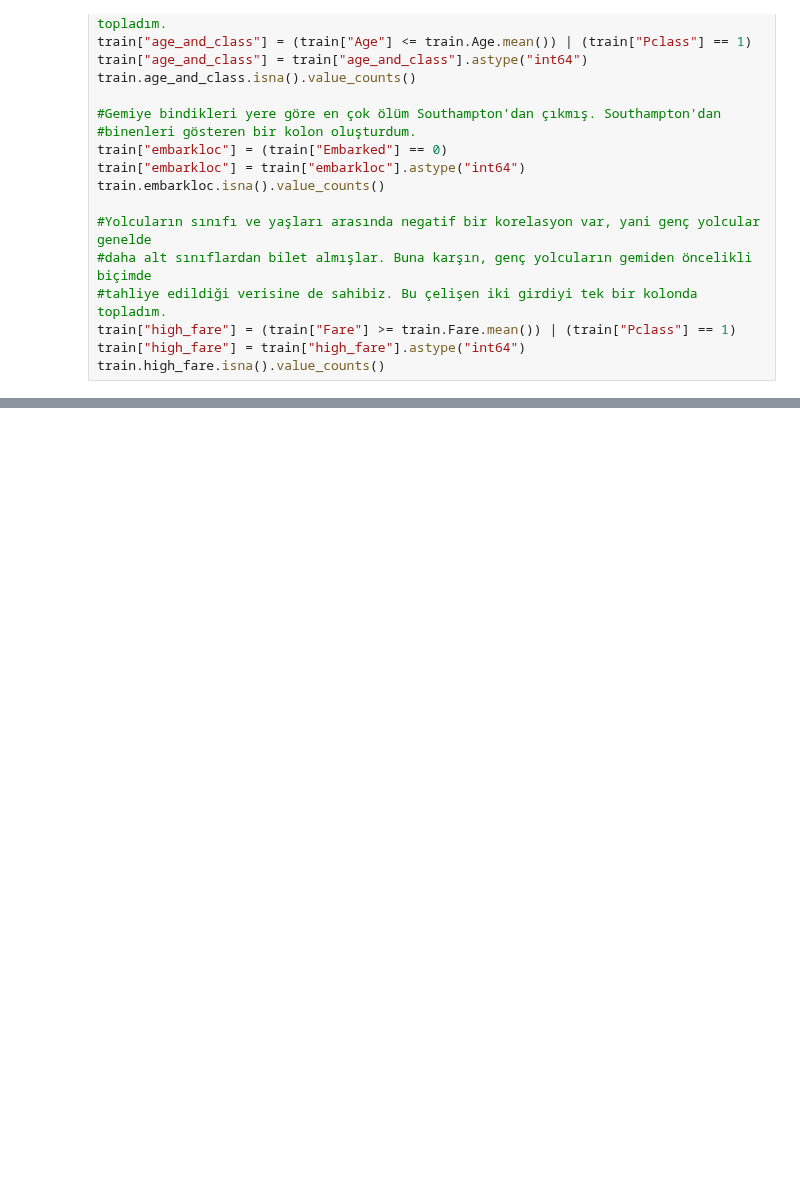
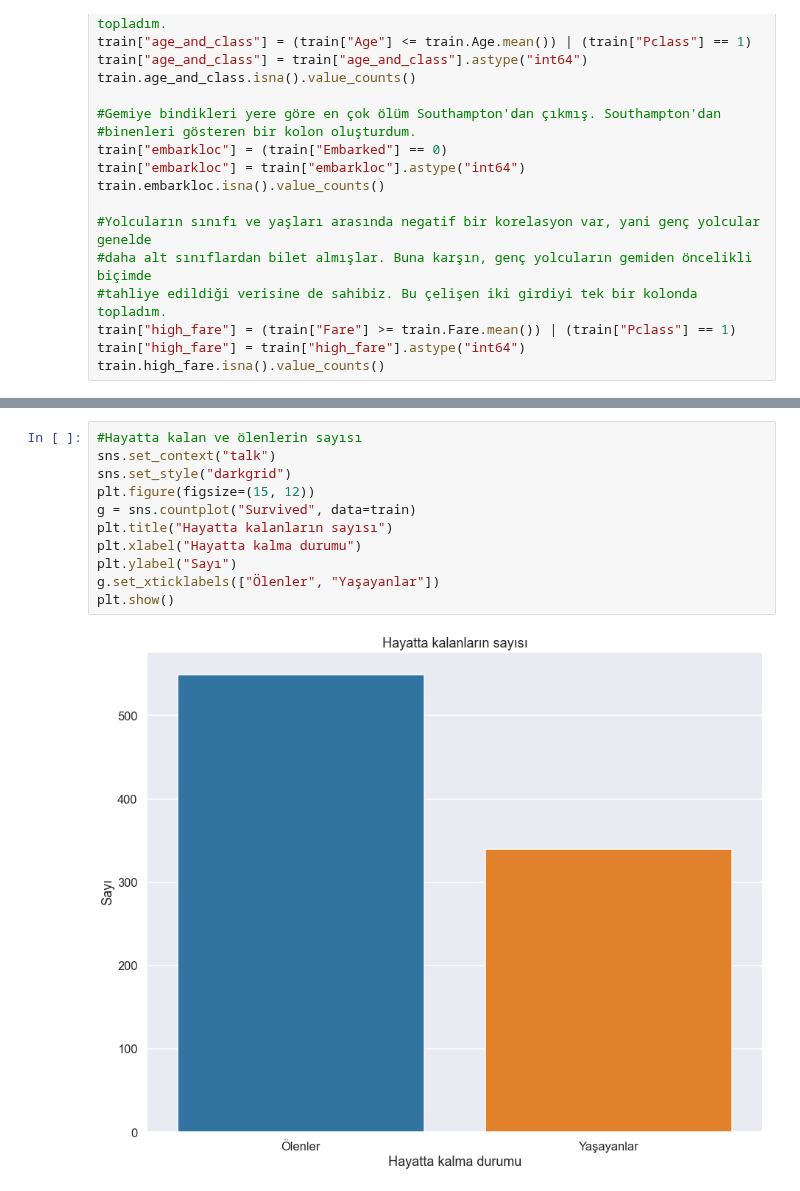
Before and after one commit to onatto11/titanic, a Jupyter notebook: Titanic EDA.ipynb, the cells around one changed output, grey strips where cells are left out. Saved outputs shown, nothing was run; the diff lists cells and outputs as text; blank space fills up the shorter version.

```diff
--- a/Titanic EDA.ipynb
+++ b/Titanic EDA.ipynb
@@ -134,0 +153,13 @@ train.high_fare.isna().value_counts()
+# %%
+#Hayatta kalan ve ölenlerin sayısı
+sns.set_context("talk")
+sns.set_style("darkgrid")
+plt.figure(figsize=(15, 12))
+g = sns.countplot("Survived", data=train)
+plt.title("Hayatta kalanların sayısı")
+plt.xlabel("Hayatta kalma durumu")
+plt.ylabel("Sayı")
+g.set_xticklabels(["Ölenler", "Yaşayanlar"])
+plt.show()
+# %% [output]
+[figure, added]
```
Also changed, not shown: parts of 11 cells of this notebook.
